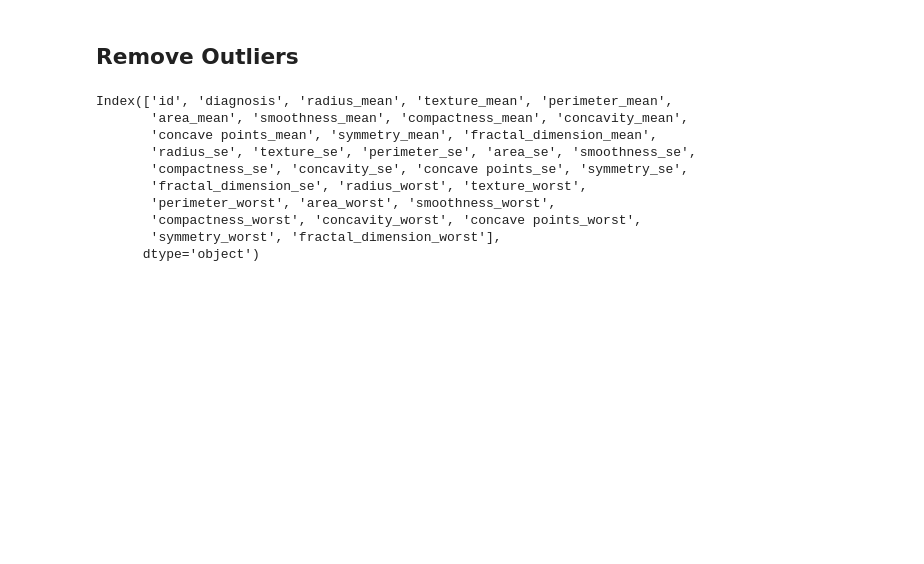
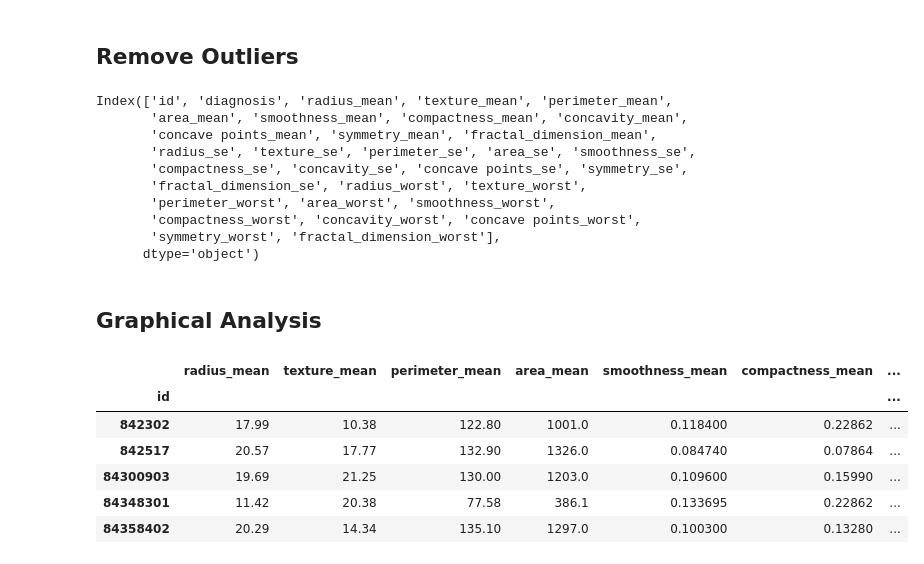
Before and after one commit to miz-ab/week_7-Casualty, a Jupyter notebook: notebooks/EDA.ipynb, the cells around one changed output. Saved outputs shown, nothing was run; the diff lists cells and outputs as text; code cells hidden in the pictures; blank space fills up the shorter version.

Commit message:
update EDA, generating clean_data.csv

```diff
--- a/notebooks/EDA.ipynb
+++ b/notebooks/EDA.ipynb
@@ -181,3 +179,23 @@ for column in numeric_columns:
     clean_data.fix_outliers(column)
 # %%
 clean_data.save_clean()
+# %% [markdown]
+## Graphical Analysis
+# %%
+cleaned_data = load_file.read_csv('../data/clean_data.csv')
+# %%
+mean_columns = [x for x in cleaned_data.columns if 'mean' in x]
+mean_columns.extend(['id','diagnosis'])
+selected_columns = [x for x in mean_columns]
+
+data_selected = cleaned_data[selected_columns]
+data_selected.set_index('id', inplace=True)
+data_selected.head()
+# %% [output]
+|  | radius_mean | texture_mean | perimeter_mean | area_mean | smoothness_mean | compactness_mean | ... |
+| id |  |  |  |  |  |  | ... |
+| 842302 | 17.99 | 10.38 | 122.80 | 1001.0 | 0.118400 | 0.22862 | ... |
+| 842517 | 20.57 | 17.77 | 132.90 | 1326.0 | 0.084740 | 0.07864 | ... |
+| 84300903 | 19.69 | 21.25 | 130.00 | 1203.0 | 0.109600 | 0.15990 | ... |
+| 84348301 | 11.42 | 20.38 | 77.58 | 386.1 | 0.133695 | 0.22862 | ... |
+| 84358402 | 20.29 | 14.34 | 135.10 | 1297.0 | 0.100300 | 0.13280 | ... |
```
Also changed, not shown: parts of 3 cells of this notebook, 1 other file.
